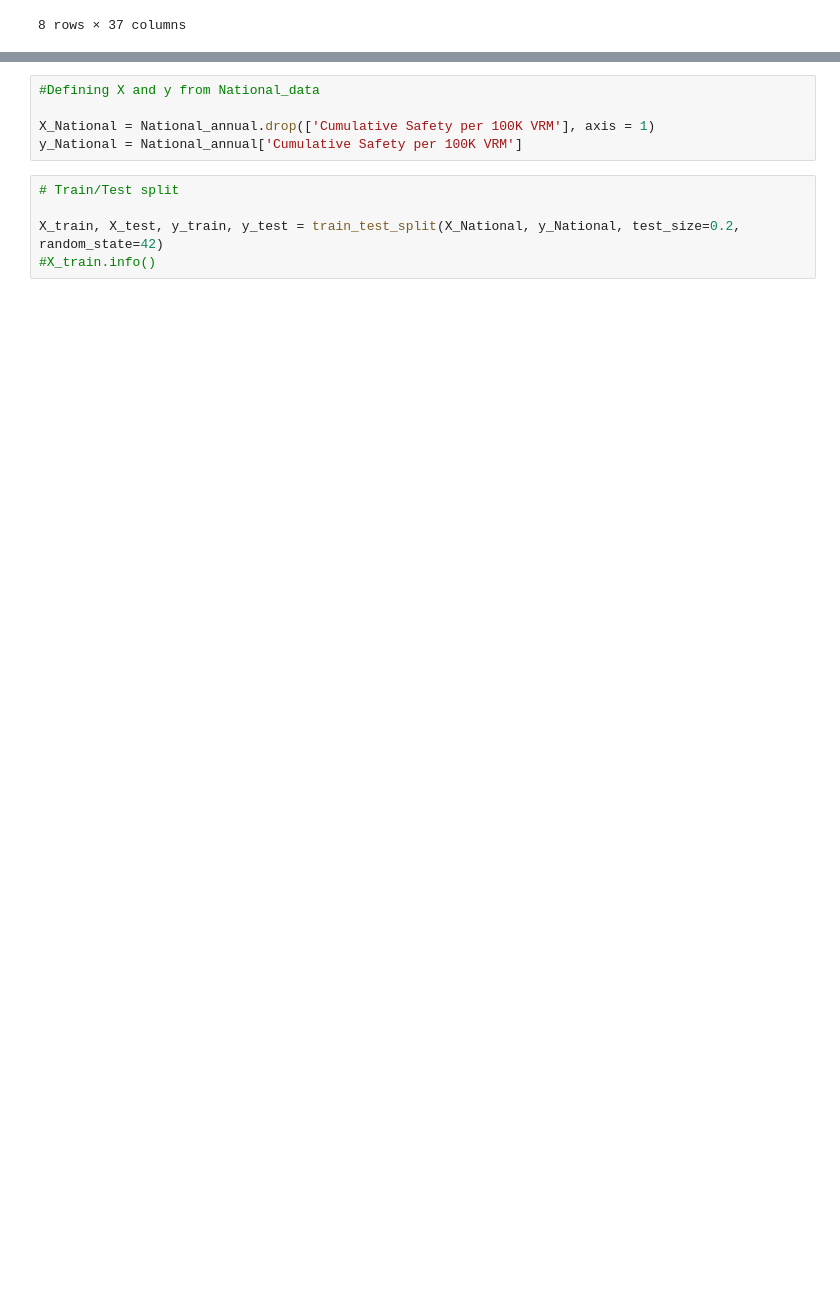
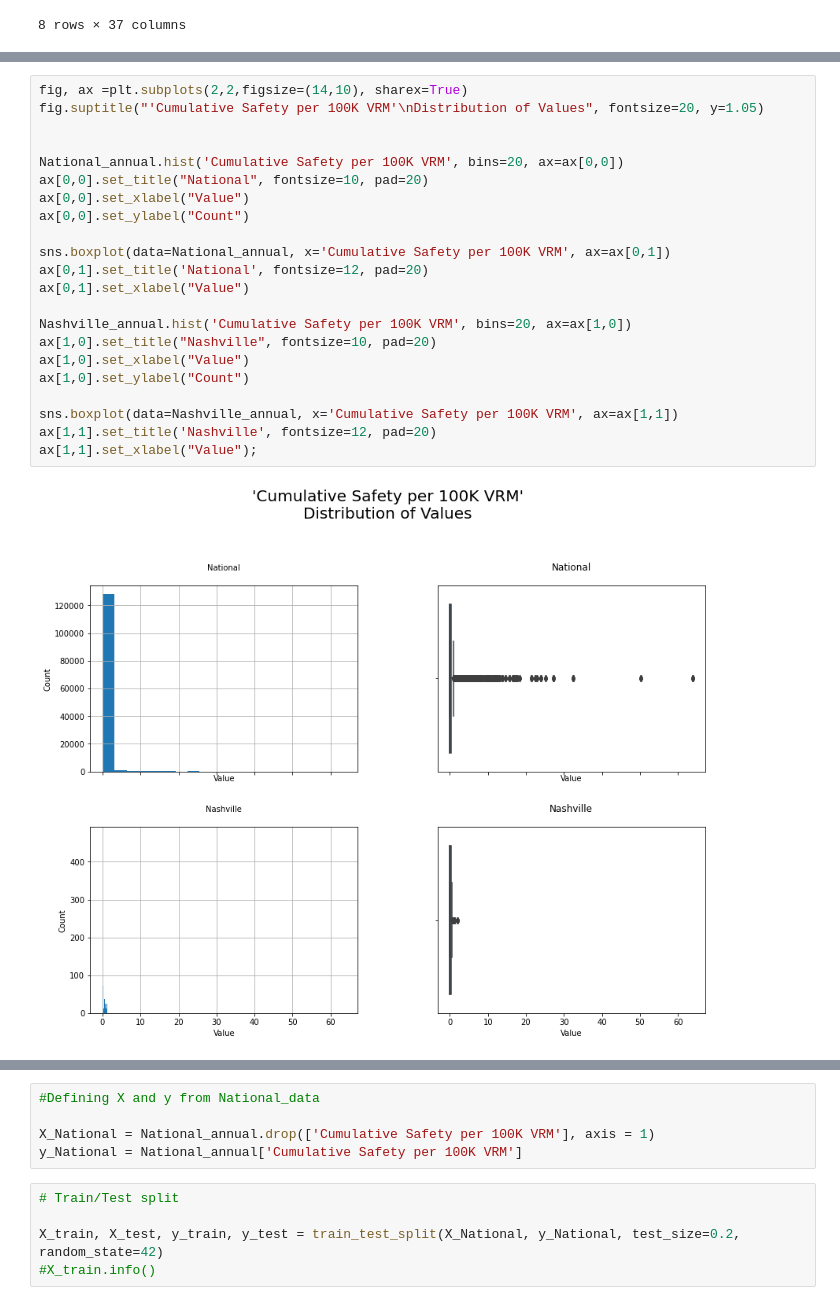
Before and after one commit to tamarahorne/Springboard, a Jupyter notebook: Capstone Project 2/notebooks/04_Preprocessing_and_Training.ipynb, the cells around one changed output, grey strips where cells are left out. Cells and saved outputs as stored; diff of their text form; blank space fills up the shorter version.

```diff
--- a/Capstone Project 2/notebooks/04_Preprocessing_and_Training.ipynb
+++ b/Capstone Project 2/notebooks/04_Preprocessing_and_Training.ipynb
@@ -629,0 +635,24 @@ sns.heatmap(Nashville_annual.corr(), annot=True, fmt='.2%')
+# %%
+fig, ax =plt.subplots(2,2,figsize=(14,10), sharex=True)
+fig.suptitle("'Cumulative Safety per 100K VRM'\nDistribution of Values", fontsize=20, y=1.05)
+
+
+National_annual.hist('Cumulative Safety per 100K VRM', bins=20, ax=ax[0,0])
+ax[0,0].set_title("National", fontsize=10, pad=20)
+ax[0,0].set_xlabel("Value")
+ax[0,0].set_ylabel("Count")
+
+sns.boxplot(data=National_annual, x='Cumulative Safety per 100K VRM', ax=ax[0,1])
+ax[0,1].set_title('National', fontsize=12, pad=20)
+ax[0,1].set_xlabel("Value")
+
+Nashville_annual.hist('Cumulative Safety per 100K VRM', bins=20, ax=ax[1,0])
+ax[1,0].set_title("Nashville", fontsize=10, pad=20)
+ax[1,0].set_xlabel("Value")
+ax[1,0].set_ylabel("Count")
+
+sns.boxplot(data=Nashville_annual, x='Cumulative Safety per 100K VRM', ax=ax[1,1])
+ax[1,1].set_title('Nashville', fontsize=12, pad=20)
+ax[1,1].set_xlabel("Value");
+# %% [output]
+[figure, added]
```
Also changed, not shown: parts of 116 cells of this notebook, 1 other file.
